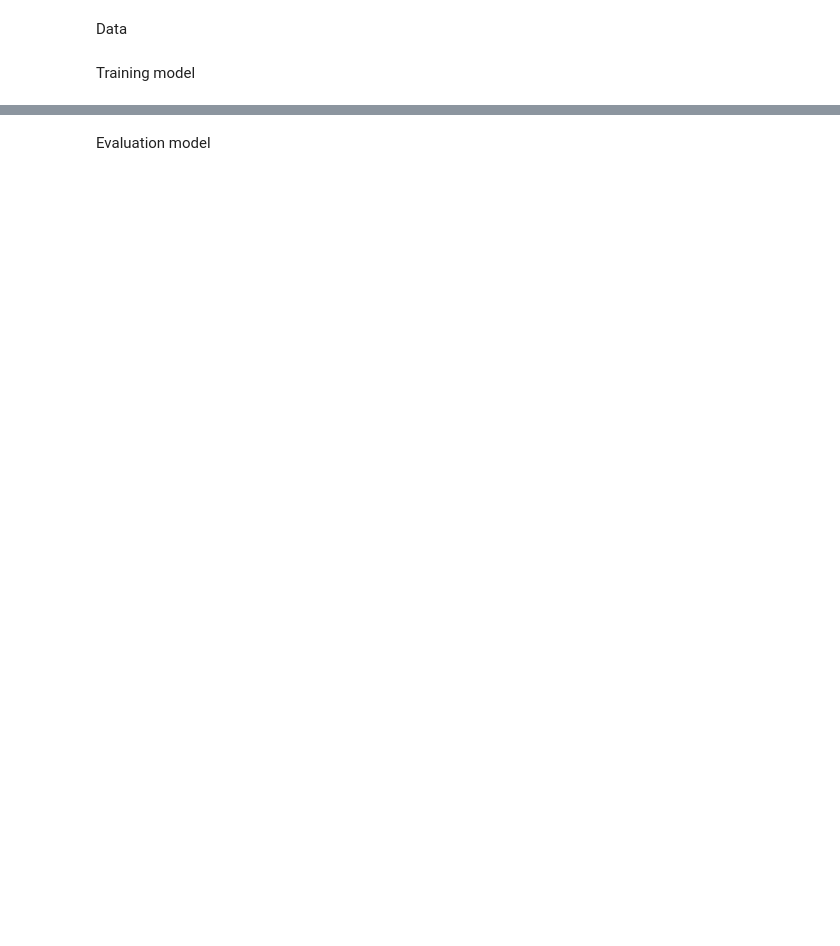
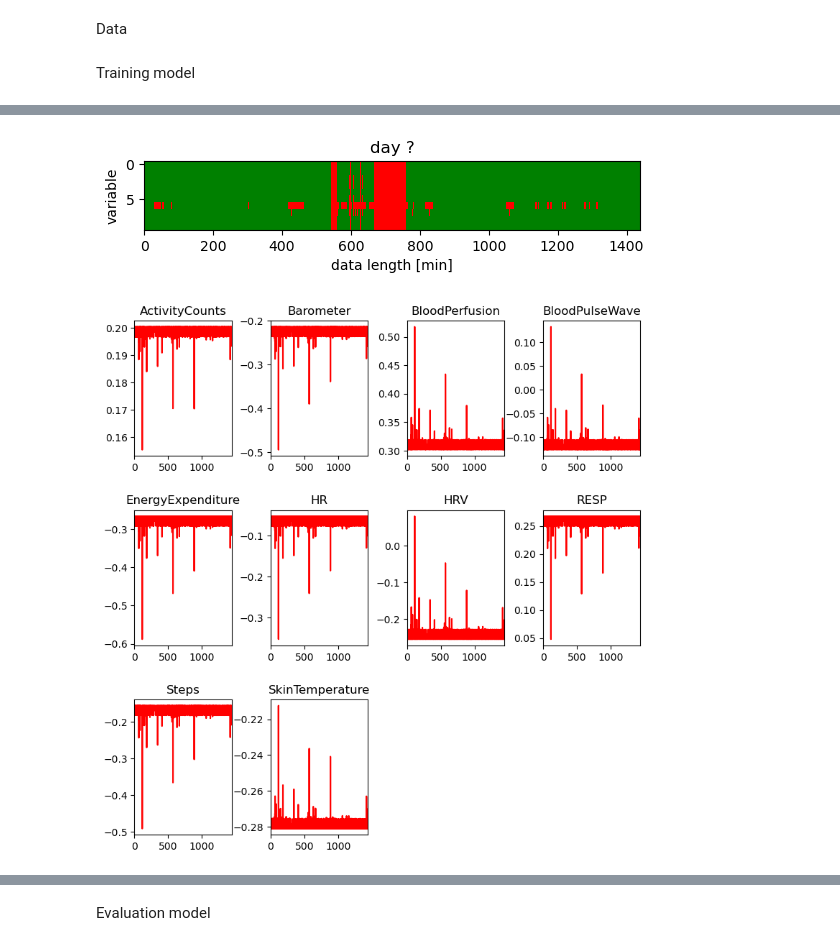
Before and after one commit to Yahnnosh/Sensor-Based-Modeling-of-Fatigue-Using-Transformer-Model, a Jupyter notebook: imputation_comparison.ipynb, the cells around one changed output, grey strips where cells are left out. Cells and saved outputs as stored; diff of their text form; code cells hidden in the pictures; blank space fills up the shorter version.

```diff
--- a/imputation_comparison.ipynb
+++ b/imputation_comparison.ipynb
@@ -347,0 +608,5 @@ plt.plot(history['train_loss'])
+# %%
+show_prediction(model, data_daily, day, lm=lm, r=r, show_mask=True, prediction_only=True)
+# %% [output]
+[figure, added]
+[figure, added]
```
Also changed, not shown: parts of 27 cells of this notebook, 1 other file.
